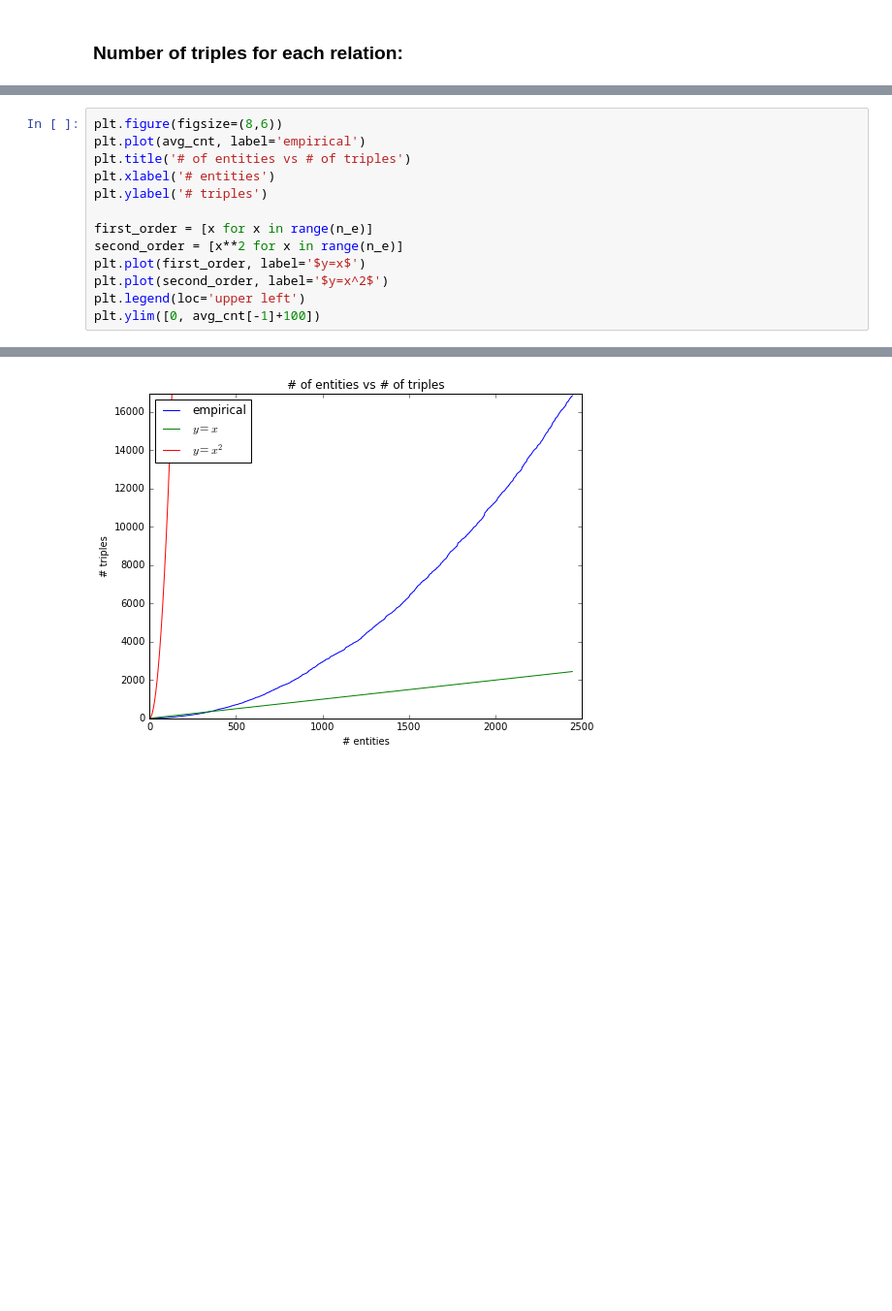
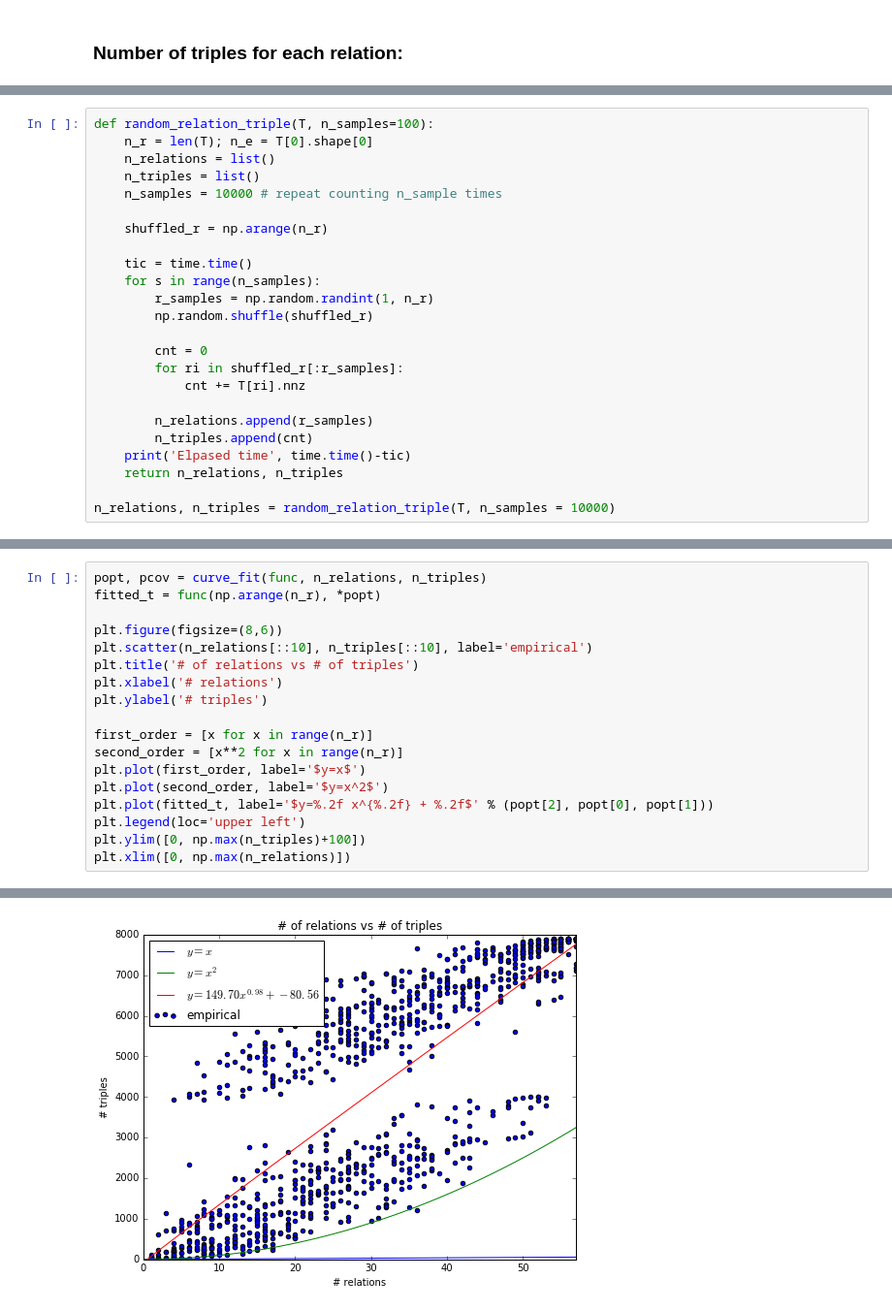
Before and after one commit to dongwookim-ml/sparse-graph-prior, a Jupyter notebook: notebooks/SimulateKnowledgeGraph.ipynb, the cells around one changed output, grey strips where cells are left out. Shown at 97% size. Cells and saved outputs as stored; diff of their text form; blank space fills up the shorter version.

```diff
--- a/notebooks/SimulateKnowledgeGraph.ipynb
+++ b/notebooks/SimulateKnowledgeGraph.ipynb
@@ -93,0 +103,24 @@ plt.ylabel('# triples')
+# %%
+def random_relation_triple(T, n_samples=100):
+    n_r = len(T); n_e = T[0].shape[0]
+    n_relations = list()
+    n_triples = list()
+    n_samples = 10000 # repeat counting n_sample times
+
+    shuffled_r = np.arange(n_r)
+
+    tic = time.time()
+    for s in range(n_samples):
+        r_samples = np.random.randint(1, n_r)
+        np.random.shuffle(shuffled_r)
+
+        cnt = 0
+        for ri in shuffled_r[:r_samples]:
+            cnt += T[ri].nnz
+
+        n_relations.append(r_samples)
+        n_triples.append(cnt)
+    print('Elpased time', time.time()-tic)
+    return n_relations, n_triples
+
+n_relations, n_triples = random_relation_triple(T, n_samples = 10000)
@@ -94,14 +129,19 @@ plt.ylabel('# triples')
 # %%
+popt, pcov = curve_fit(func, n_relations, n_triples)
+fitted_t = func(np.arange(n_r), *popt)
+
 plt.figure(figsize=(8,6))
-plt.plot(avg_cnt, label='empirical')
-plt.title('# of entities vs # of triples')
-plt.xlabel('# entities')
+plt.scatter(n_relations[::10], n_triples[::10], label='empirical')
+plt.title('# of relations vs # of triples')
+plt.xlabel('# relations')
 plt.ylabel('# triples')
 
-first_order = [x for x in range(n_e)]
-second_order = [x**2 for x in range(n_e)]
+first_order = [x for x in range(n_r)]
+second_order = [x**2 for x in range(n_r)]
 plt.plot(first_order, label='$y=x$')
 plt.plot(second_order, label='$y=x^2$')
+plt.plot(fitted_t, label='$y=%.2f x^{%.2f} + %.2f$' % (popt[2], popt[0], popt[1]))
 plt.legend(loc='upper left')
-plt.ylim([0, avg_cnt[-1]+100])
+plt.ylim([0, np.max(n_triples)+100])
+plt.xlim([0, np.max(n_relations)])
 # %% [output]
@@ -109 +149 @@ plt.ylim([0, avg_cnt[-1]+100])
-[figure, old version]
+[figure, new version]
```
Also changed, not shown: parts of 26 cells of this notebook, 3 other files.
